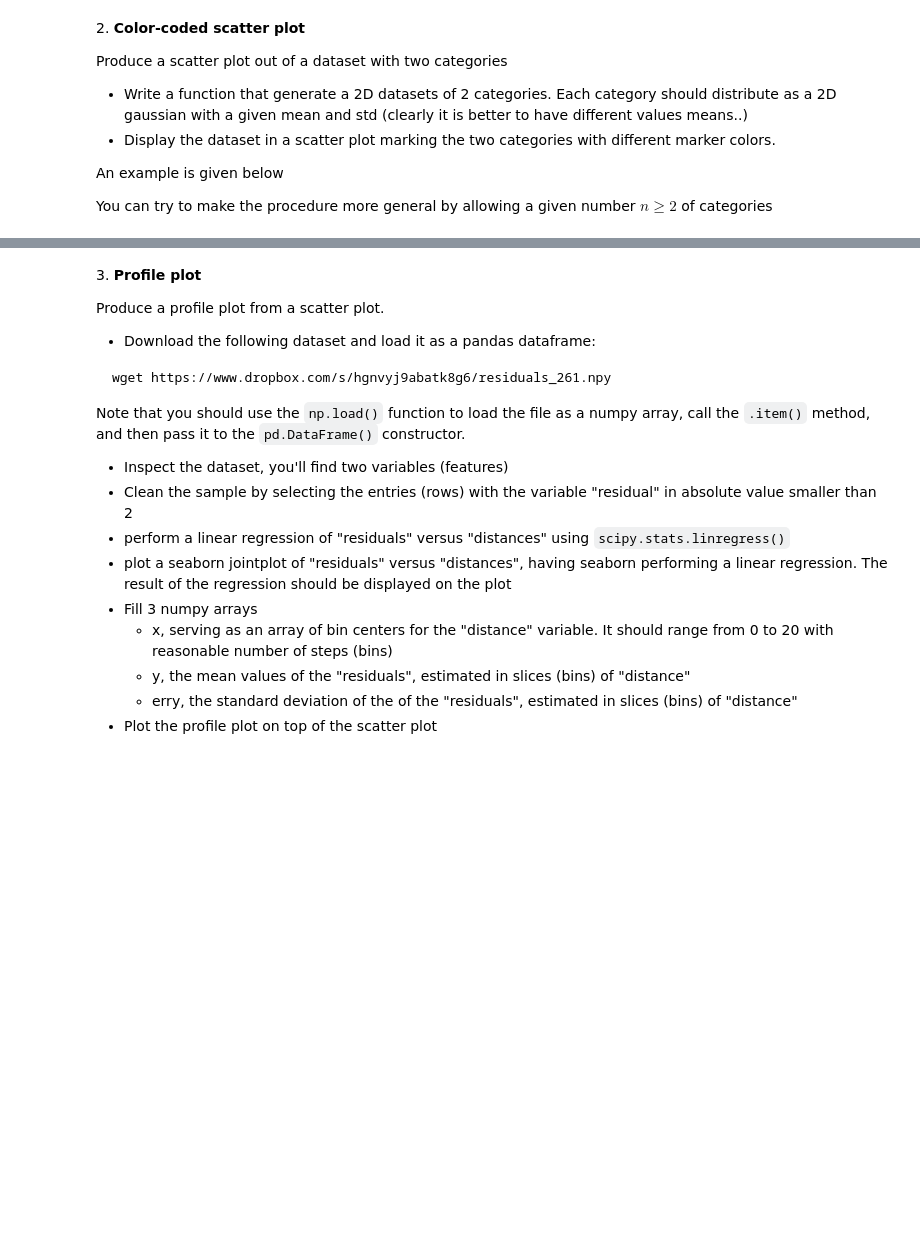
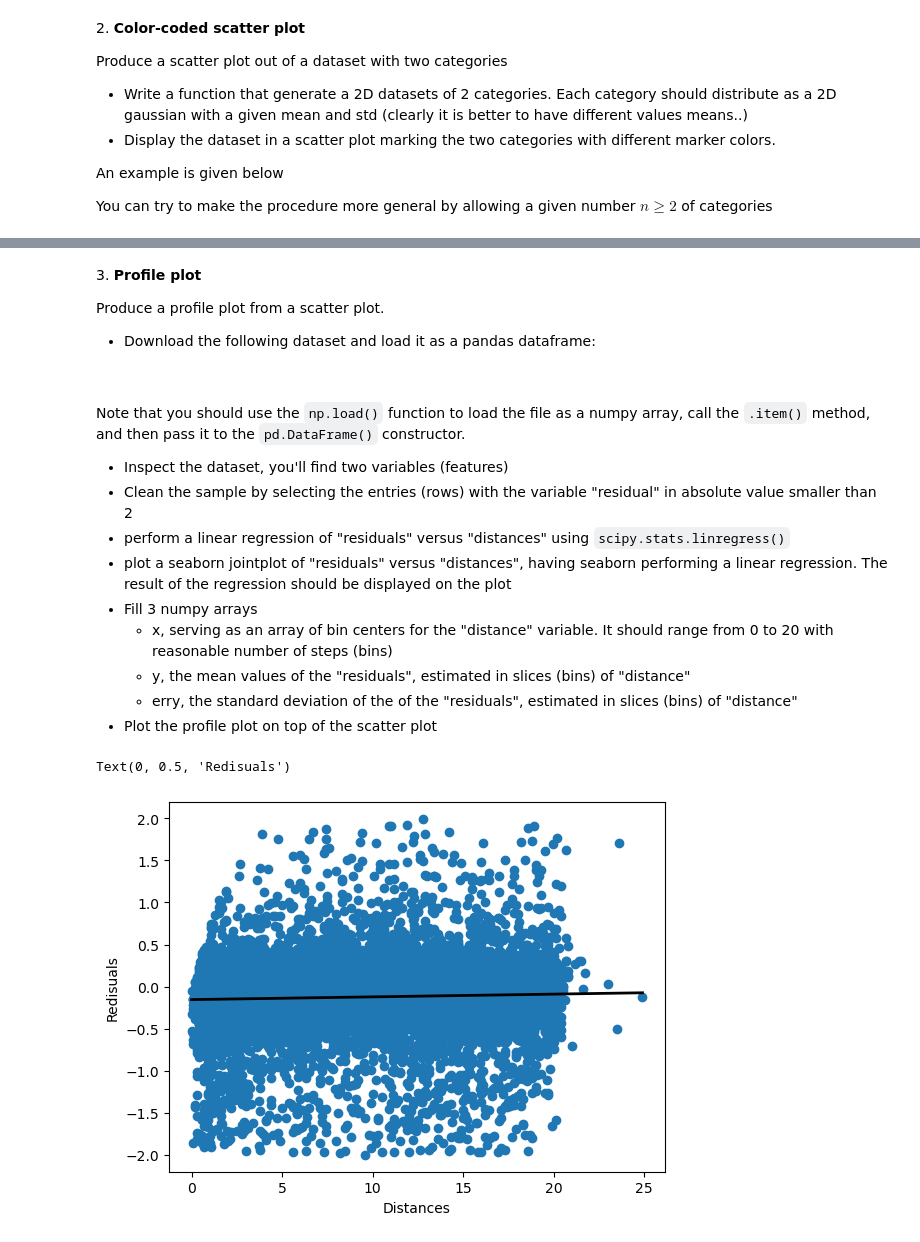
Before and after one commit to FrancescoLR02/LaboratoryOfComputationalPhysics_Y7, a Jupyter notebook: ExercisesForExam/07ex_Visualization.ipynb, the cells around one changed output, grey strips where cells are left out. Saved outputs shown, nothing was run; the diff lists cells and outputs as text; code cells hidden in the pictures; blank space fills up the shorter version.

````diff
--- a/ExercisesForExam/07ex_Visualization.ipynb
+++ b/ExercisesForExam/07ex_Visualization.ipynb
@@ -118,7 +118,6 @@ two_categories_scat 100%[===================>]  42,80K  --.-KB/s    in 0,04s
 Produce a profile plot from a scatter plot.
 * Download the following dataset and load it as a pandas dataframe:
 ```bash
-wget https://www.dropbox.com/s/hgnvyj9abatk8g6/residuals_261.npy
 ```
 Note that you should use the `np.load()` function to load the file as a numpy array, call the `.item()` method, and then pass it to the `pd.DataFrame()` constructor.
 * Inspect the dataset, you'll find two variables (features)
@@ -130,3 +129,27 @@ Note that you should use the `np.load()` function to load the file as a numpy ar
   * y, the mean values of the "residuals", estimated in slices (bins) of "distance"
   * erry, the standard deviation of the  of the "residuals", estimated in slices (bins) of "distance"
 * Plot the profile plot on top of the scatter plot
+# %%
+import pandas as pd
+from scipy.stats import linregress
+
+Lin = lambda x, a, b: a + b*x
+
+Data = np.load('residuals_261.npy', allow_pickle=True)
+df = pd.DataFrame(Data.item())
+
+Mask = np.abs(df['residuals']) < 2
+df = df[Mask]
+
+CF = linregress(df['distances'], df['residuals'] )
+xLin = np.linspace(np.min(df['distances']), np.max(df['distances']), 100)
+
+
+
+plt.scatter(df['distances'], df['residuals'])
+plt.plot(xLin, Lin(xLin, CF.intercept, CF.slope), lw = 2, color='black')
+plt.xlabel("Distances")
+plt.ylabel("Redisuals")
+# %% [output]
+Text(0, 0.5, 'Redisuals')
+[figure, added]
````
Also changed, not shown: parts of 3 cells of this notebook, 14 other files.
